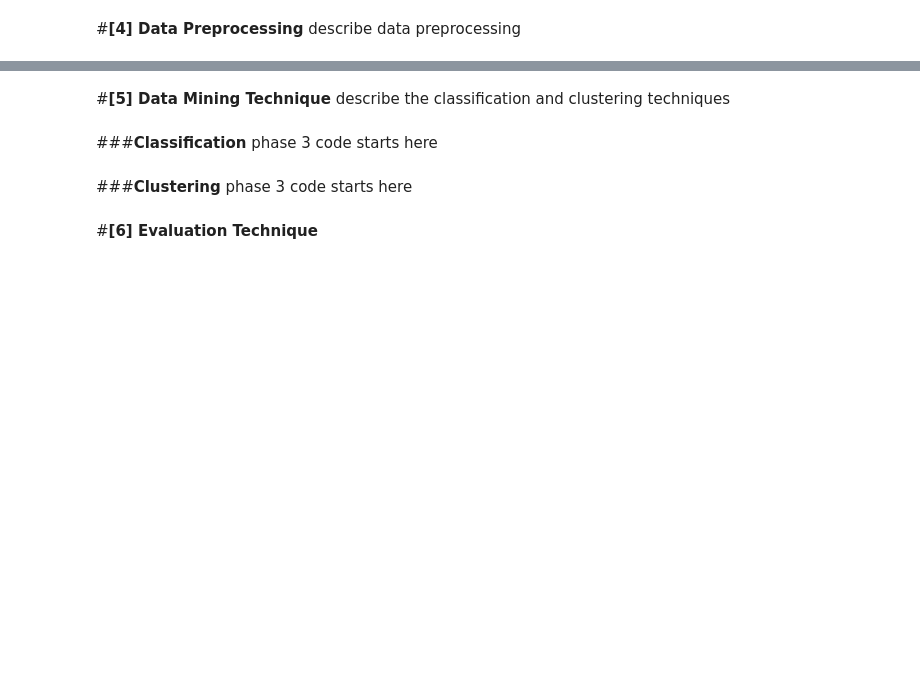
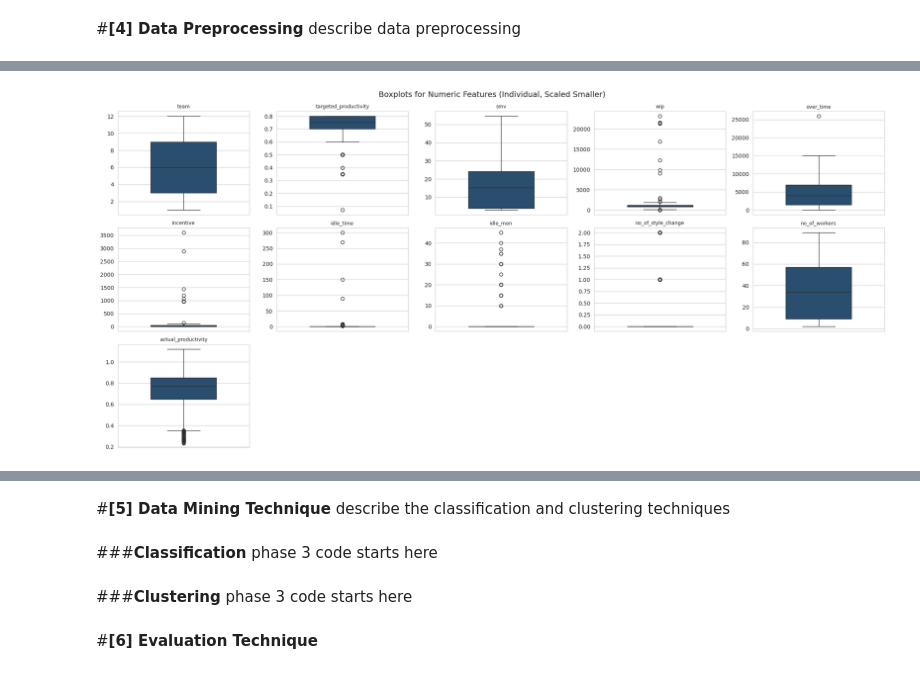
Before and after one commit to Falhebshi/Data-Mining, a Jupyter notebook: Phase3.ipynb, the cells around one changed output, grey strips where cells are left out. Cells and saved outputs as stored; diff of their text form; code cells hidden in the pictures; blank space fills up the shorter version.

```diff
--- a/Phase3.ipynb
+++ b/Phase3.ipynb
@@ -46,0 +108,5 @@ describe data preprocessing
+# %%
+# --- Have a look at the domains for our categorical columns ---
+for col in ['department', 'day', 'quarter']:
+    print(f"\nOriginal values in {col}:")
+    print(df[col].unique())
@@ -46,0 +157,17 @@ describe data preprocessing
+# %%
+outlier_summary = {}
+#Selecting only numerical columns
+numeric_cols = [
+    'targeted_productivity', 'smv', 'wip', 'over_time', 'incentive',
+    'idle_time', 'idle_men', 'no_of_style_change', 'no_of_workers', 'actual_productivity']
+
+for col in numeric_cols:
+    Q1 = Preprocessed_dataset[col].quantile(0.25)
+    Q3 = Preprocessed_dataset[col].quantile(0.75)
+    IQR = Q3 - Q1
+    lower = Q1 - 1.5 * IQR
+    upper = Q3 + 1.5 * IQR
+    mask = (Preprocessed_dataset[col] < lower) | (Preprocessed_dataset[col] > upper)
+    outlier_count = mask.sum()
+    outlier_summary[col] = {'Q1':Q1, 'Q3':Q3, 'IQR':IQR, 'lower':lower, 'upper':upper, 'count':int(outlier_count)}
+    print(f"\n{col}: {outlier_count} outliers")
@@ -46,0 +194,25 @@ describe data preprocessing
+# %%
+# Select numeric columns
+numeric_cols = df.select_dtypes(include='number').columns
+
+# Layout settings
+cols_per_row = 5  # number of boxplots per row
+rows = math.ceil(len(numeric_cols) / cols_per_row)
+
+# Set up figure
+plt.figure(figsize=(4 * cols_per_row, 3 * rows))
+sns.set_style('whitegrid')
+
+# Loop through each numeric feature
+for i, col in enumerate(numeric_cols, 1):
+    plt.subplot(rows, cols_per_row, i)
+    sns.boxplot(y=df[col], color='#1f4e79', width=0.5)  # darker blue
+    plt.title(col, fontsize=9)
+    plt.xlabel('')
+    plt.ylabel('')
+    plt.tight_layout()
+
+plt.suptitle('Boxplots for Numeric Features (Individual, Scaled Smaller)', fontsize=14, y=1.02)
+plt.show()
+# %% [output]
+[figure, added]
```
Also changed, not shown: parts of 17 cells of this notebook.
